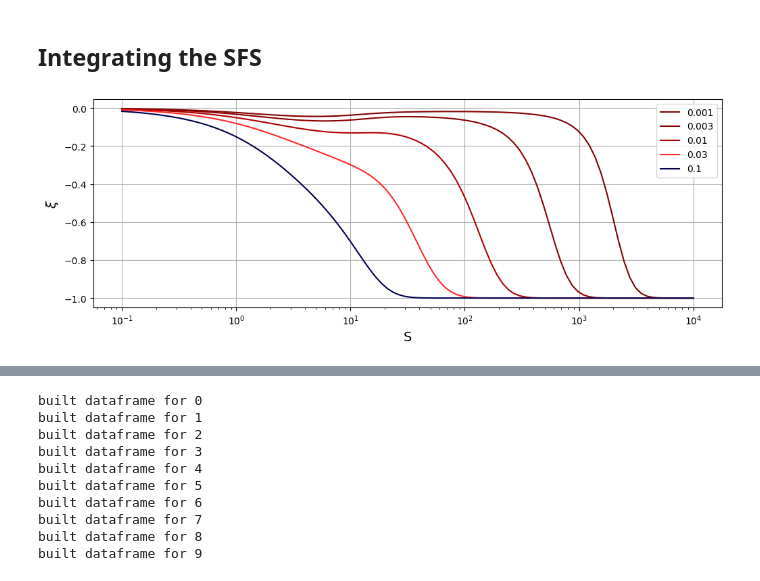
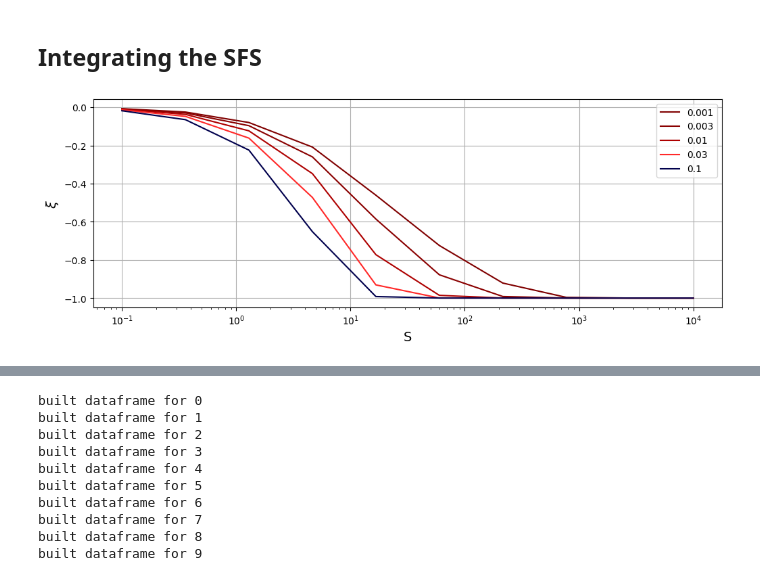
Before and after one commit to emkoch/popspec, a Jupyter notebook: Effect_size.ipynb, the cells around one changed output, grey strips where cells are left out. Saved outputs shown, nothing was run; the diff lists cells and outputs as text; code cells hidden in the pictures.

```diff
--- a/Effect_size.ipynb
+++ b/Effect_size.ipynb
@@ -251,6 +251,7 @@ finished pair (5, 5)
 import numpy as np
 import scipy as sp
 from scipy.special import erf
+import scipy.integrate as spi
 from scipy.integrate import quad
 import matplotlib.pyplot as plt
 from matplotlib.cm import get_cmap
@@ -263,40 +264,55 @@ def sfs_ud_params_sigma(xx, theta, S_ud):
     return (theta*np.exp(-S_ud*xx*(1-xx))/(xx*(1-xx))*
                  (1 + erf(np.sqrt(S_ud)*(0.5-xx))/
                  erf(np.sqrt(S_ud)/2)))
 
 ud_burden = lambda xx, theta, sigma: xx*sfs_ud_params_sigma(xx, theta, sigma)
 
 def poly_prob(yy, sigma):
-    return sp.integrate.quad(sfs_ud_params_sigma, yy, 1-yy, args=(1, sigma))[0]
+    return quad(sfs_ud_params_sigma, yy, 1-yy, args=(1, sigma))[0]
 
 def ex_burden(sigma):
-    return sp.integrate.quad(ud_burden, 0, 1, args=(1, sigma))[0]
+    return quad(ud_burden, 0, 1, args=(1, sigma))[0]
 
-def stab_corr(yy, sigma):
+def stab_corr(yy, sigma, D_pos):
     burd = ex_burden(sigma)
     neut_prob = poly_prob(yy, 0)
     double_prob = poly_prob(yy, 4*sigma)
     single_prob = poly_prob(yy, sigma)
-    return burd * (double_prob - neut_prob) / (burd * (double_prob + neut_prob) + single_prob**2)
+    if D_pos:
+        return (double_prob - neut_prob) / (double_prob + neut_prob)
+    else:
+        return burd * (double_prob - neut_prob) / (burd * (double_prob + neut_prob) + single_prob**2)
+
+    # As a param in stab_corr, include a boolean whether we cond on D > 0 or not
+    # If D > 0, we don't include single_prob**2 in the denominator and get rid of
+    # burden multiplication
+
+def stab_corr_posLD_poly(yy, SS):
+    def ex_diff(xx):
+        return xx * (poly_prob(yy, (2*np.sqrt(SS)-xx*np.sqrt(SS))**2 ) - poly_prob(yy, xx**2*SS)) * sfs_ud_params_sigma(xx, 1, SS)
+    def ex_sum(xx):
+        return xx * (poly_prob(yy, (2*np.sqrt(SS)-xx*np.sqrt(SS))**2 ) + poly_prob(yy, xx**2*SS)) * sfs_ud_params_sigma(xx, 1, SS)
+    return spi.quad(ex_diff, 0, 1)[0] / spi.quad(ex_sum, 0, 1)[0]
+
 
 cmap = get_cmap('seismic_r')
 norm = Normalize(vmin=0.001, vmax=0.1)
 
 MAF_thr_values = [0.1, 0.03, 0.01, 0.003, 0.001][::-1]
-sigma_set = np.logspace(-1, 4, 100)
+sigma_set = np.logspace(-1, 4, 10)
 
 for MAF_thr in MAF_thr_values:
-    corr_set = [stab_corr(MAF_thr, sigma) for sigma in sigma_set]
+    corr_set = [stab_corr_posLD_poly(MAF_thr, sigma) for sigma in sigma_set]
     plt.plot(sigma_set, corr_set, color=cmap(norm(MAF_thr)), label=str(MAF_thr))
 
 plt.grid()
 plt.xscale("log")
 plt.xlabel("S", fontsize = 14)
 plt.ylabel("$\\xi$", fontsize = 14)
 plt.legend()
 plt.show()
 # %% [output]
-[figure, old version]
+[figure, new version]
 # %%
 ## We're going to work with the simulations to plot the above curves
 # 1. Find all instances where both variants satisfy the MAF threshold
```
Also changed, not shown: parts of 8 cells of this notebook, 1 other file.
